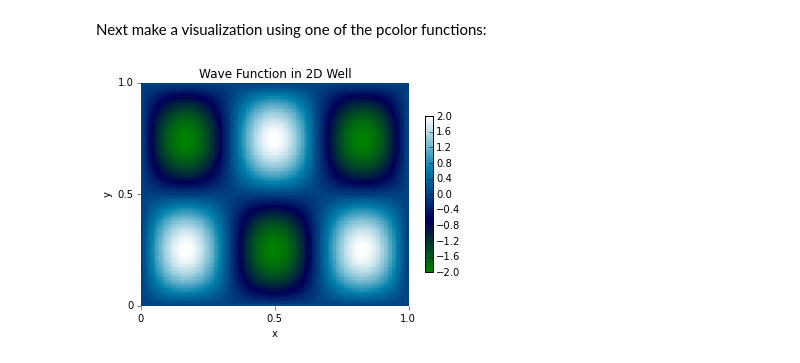
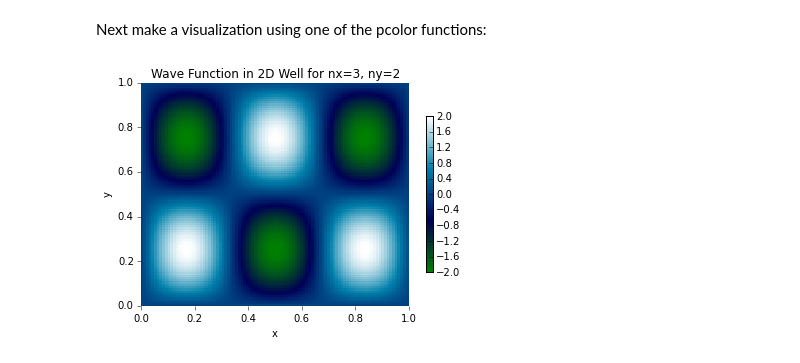
Before and after one commit to jpilgram/phys202-2015-work, a Jupyter notebook: assignments/assignment05/MatplotlibEx03.ipynb, the cells around one changed output. Cells and saved outputs as stored; diff of their text form; code cells hidden in the pictures.

```diff
--- a/assignments/assignment05/MatplotlibEx03.ipynb
+++ b/assignments/assignment05/MatplotlibEx03.ipynb
@@ -43,15 +43,15 @@ First make a plot using one of the contour functions:
 # YOUR CODE HERE
 #raise NotImplementedError()
 L=1.0
-x=np.linspace(0.0,1.0,100)
-y=np.linspace(0.0,1.0,100)
+x=np.linspace(0,1,100)
+y=np.linspace(0,1,100)
 X,Y = np.meshgrid(x,y)
 z= well2d(X,Y,3,2,L)
-C = plt.contourf(z, cmap='PuBu')
-plt.xticks((0,50,100), (0, L/2, L))
-plt.yticks((0,50,100),(0,L/2,L))
+C = plt.contourf(X,Y,z, cmap='PuBu')
+plt.xlim(0,1)
+plt.ylim(0,1)
 plt.box(False)
-plt.title('Wave Function for a 2D Well')
+plt.title('Wave Function for a 2D Well for nx=3, ny=2')
 plt.tick_params(axis='y', right='off', direction='out')
 plt.tick_params(axis='x', top='off', direction='out')
 plt.xlabel('x')
@@ -66,17 +66,17 @@ Next make a visualization using one of the pcolor functions:
 # %%
 # YOUR CODE HERE
 #raise NotImplementedError()
-a=plt.pcolormesh(well2d(X,Y,3,2,L), cmap='ocean')
+a=plt.pcolormesh(X,Y,well2d(X,Y,3,2,L), cmap='ocean')
 plt.box(False)
-plt.title('Wave Function in 2D Well')
-plt.xticks((0,50,100), (0, L/2, L))
-plt.yticks((0,50,100),(0,L/2,L))
+plt.title('Wave Function in 2D Well for nx=3, ny=2')
 plt.tick_params(axis='y', right='off', direction='out')
 plt.tick_params(axis='x', top='off', direction='out')
+plt.xlim(0,1)
+plt.ylim(0,1)
 plt.xlabel('x')
 plt.ylabel('y')
 plt.colorbar(a,shrink=0.7);
 # %% [output]
-[figure, old version]
+[figure, new version]
 # %%
 assert True # use this cell for grading the pcolor plot
```
Also changed, not shown: parts of 1 cell of this notebook.
